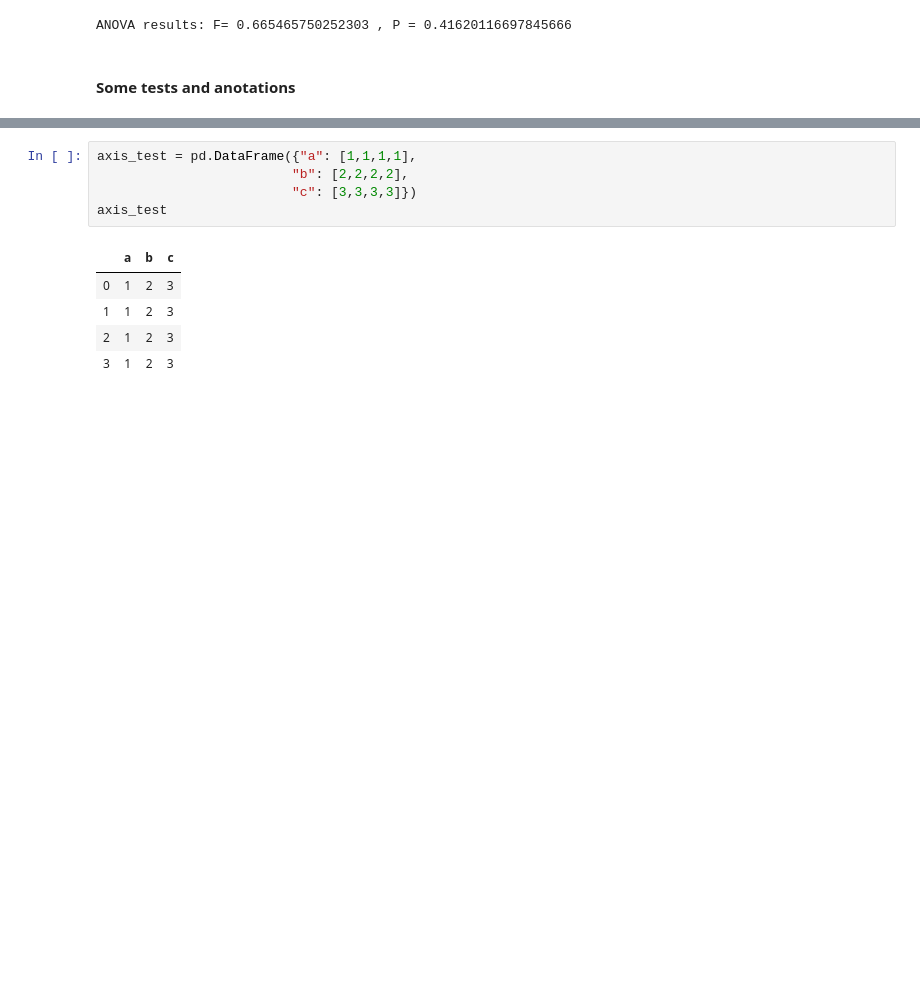
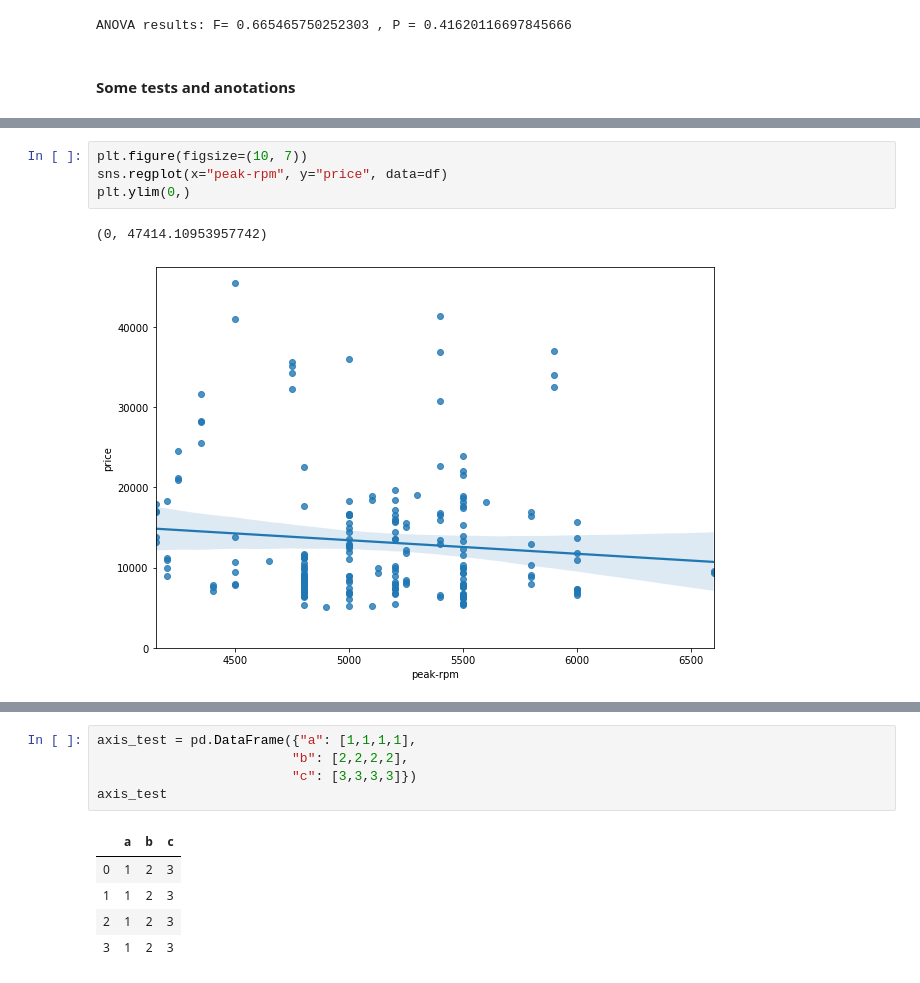
Before and after one commit to hahafael/IBM-s_data_science_course, a Jupyter notebook: wrapping_up_on_the_automobile_dataset.ipynb, the cells around one changed output, grey strips where cells are left out. Drawn from its saved outputs; the diff is of its cells as text; blank space fills up the shorter version.

```diff
--- a/wrapping_up_on_the_automobile_dataset.ipynb
+++ b/wrapping_up_on_the_automobile_dataset.ipynb
@@ -828,0 +930,7 @@ As we now move into building machine learning models to automate our analysis, f
+# %%
+plt.figure(figsize=(10, 7))
+sns.regplot(x="peak-rpm", y="price", data=df)
+plt.ylim(0,)
+# %% [output]
+(0, 47414.10953957742)
+[figure, added]
```
Also changed, not shown: parts of 32 cells of this notebook.
